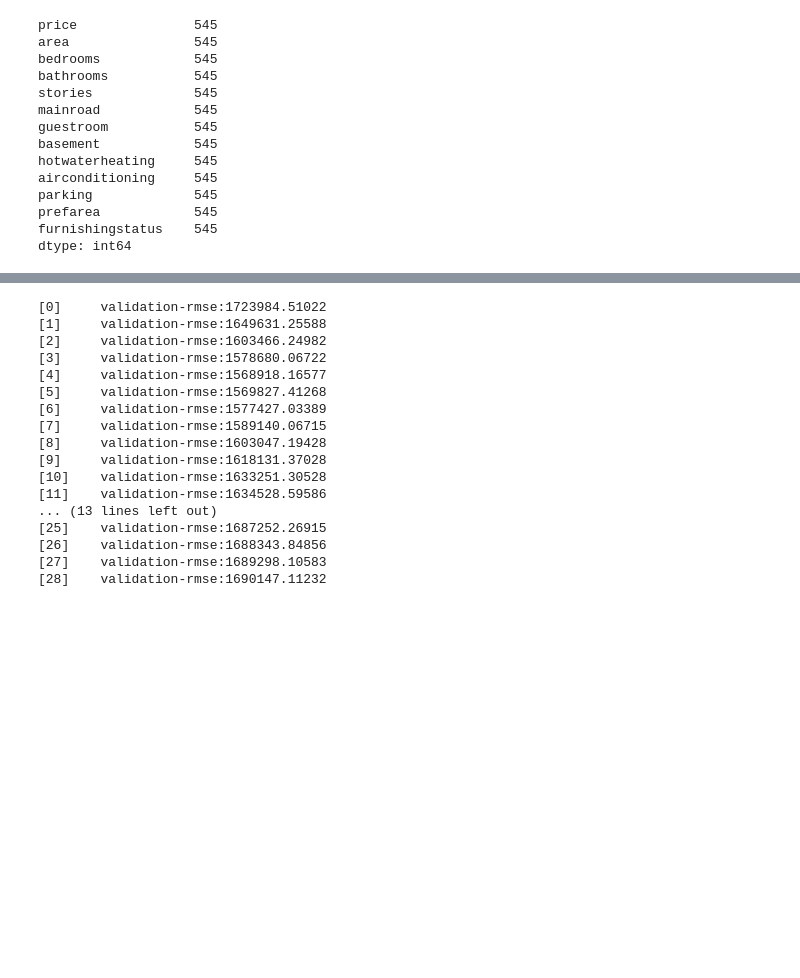
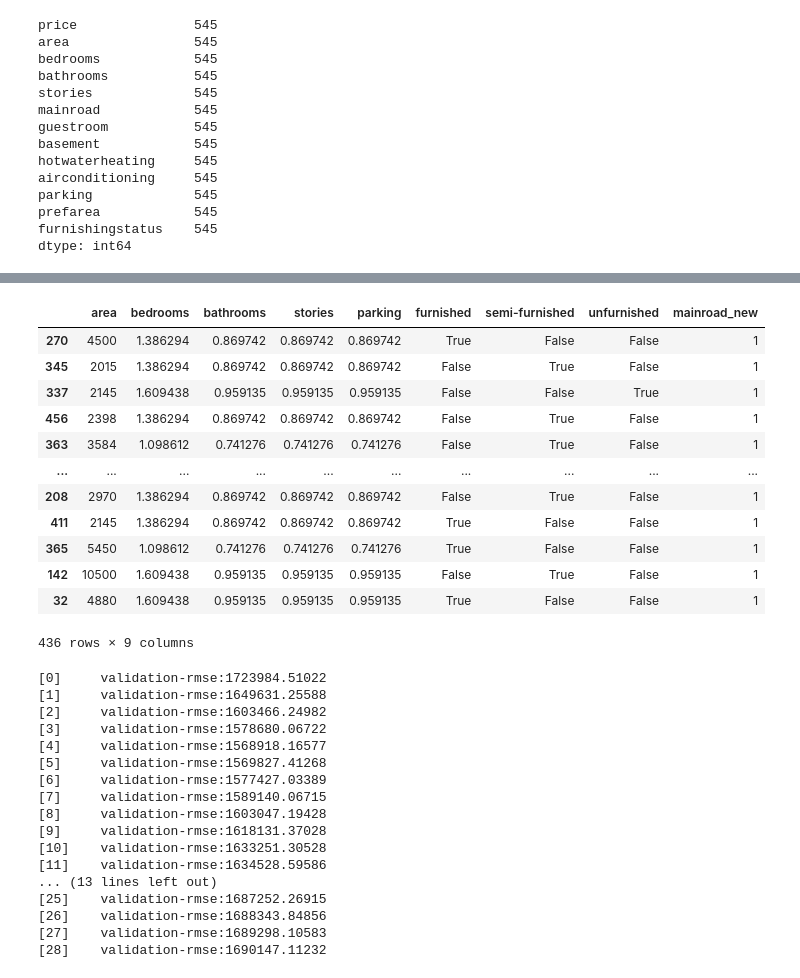
Before and after one commit to Ritikkesari/MLOps_project, a Jupyter notebook: 02-experiment_tracking/Machine-learning.ipynb, the cells around one changed output, grey strips where cells are left out. Drawn from its saved outputs; the diff is of its cells as text; code cells hidden in the pictures; blank space fills up the shorter version.

```diff
--- a/02-experiment_tracking/Machine-learning.ipynb
+++ b/02-experiment_tracking/Machine-learning.ipynb
@@ -270,6 +237,22 @@ from hyperopt.pyll import scope
 # %%
 train = xgb.DMatrix(X_train, label=y_train)
 valid = xgb.DMatrix(X_test, label=y_test)
+# %%
+X_train
+# %% [output]
+|  | area | bedrooms | bathrooms | stories | parking | furnished | semi-furnished | unfurnished | mainroad_new |
+| 270 | 4500 | 1.386294 | 0.869742 | 0.869742 | 0.869742 | True | False | False | 1 |
+| 345 | 2015 | 1.386294 | 0.869742 | 0.869742 | 0.869742 | False | True | False | 1 |
+| 337 | 2145 | 1.609438 | 0.959135 | 0.959135 | 0.959135 | False | False | True | 1 |
+| 456 | 2398 | 1.386294 | 0.869742 | 0.869742 | 0.869742 | False | True | False | 1 |
+| 363 | 3584 | 1.098612 | 0.741276 | 0.741276 | 0.741276 | False | True | False | 1 |
+| ... | ... | ... | ... | ... | ... | ... | ... | ... | ... |
+| 208 | 2970 | 1.386294 | 0.869742 | 0.869742 | 0.869742 | False | True | False | 1 |
+| 411 | 2145 | 1.386294 | 0.869742 | 0.869742 | 0.869742 | True | False | False | 1 |
+| 365 | 5450 | 1.098612 | 0.741276 | 0.741276 | 0.741276 | True | False | False | 1 |
+| 142 | 10500 | 1.609438 | 0.959135 | 0.959135 | 0.959135 | False | True | False | 1 |
+| 32 | 4880 | 1.609438 | 0.959135 | 0.959135 | 0.959135 | True | False | False | 1 |
+436 rows × 9 columns
 # %%
 def objective(params):
     with mlflow.start_run():
```
Also changed, not shown: parts of 16 cells of this notebook, 12 other files.
